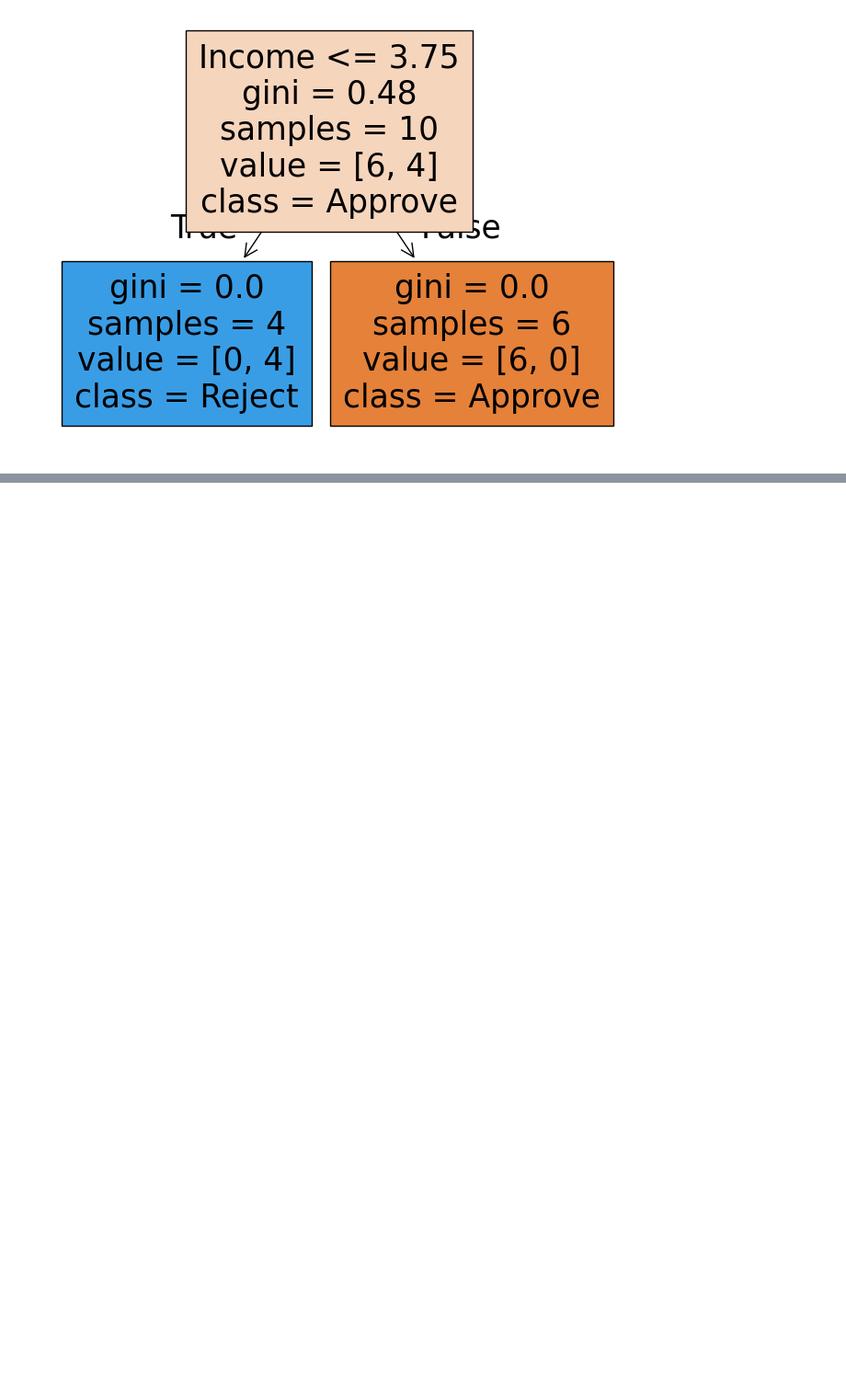
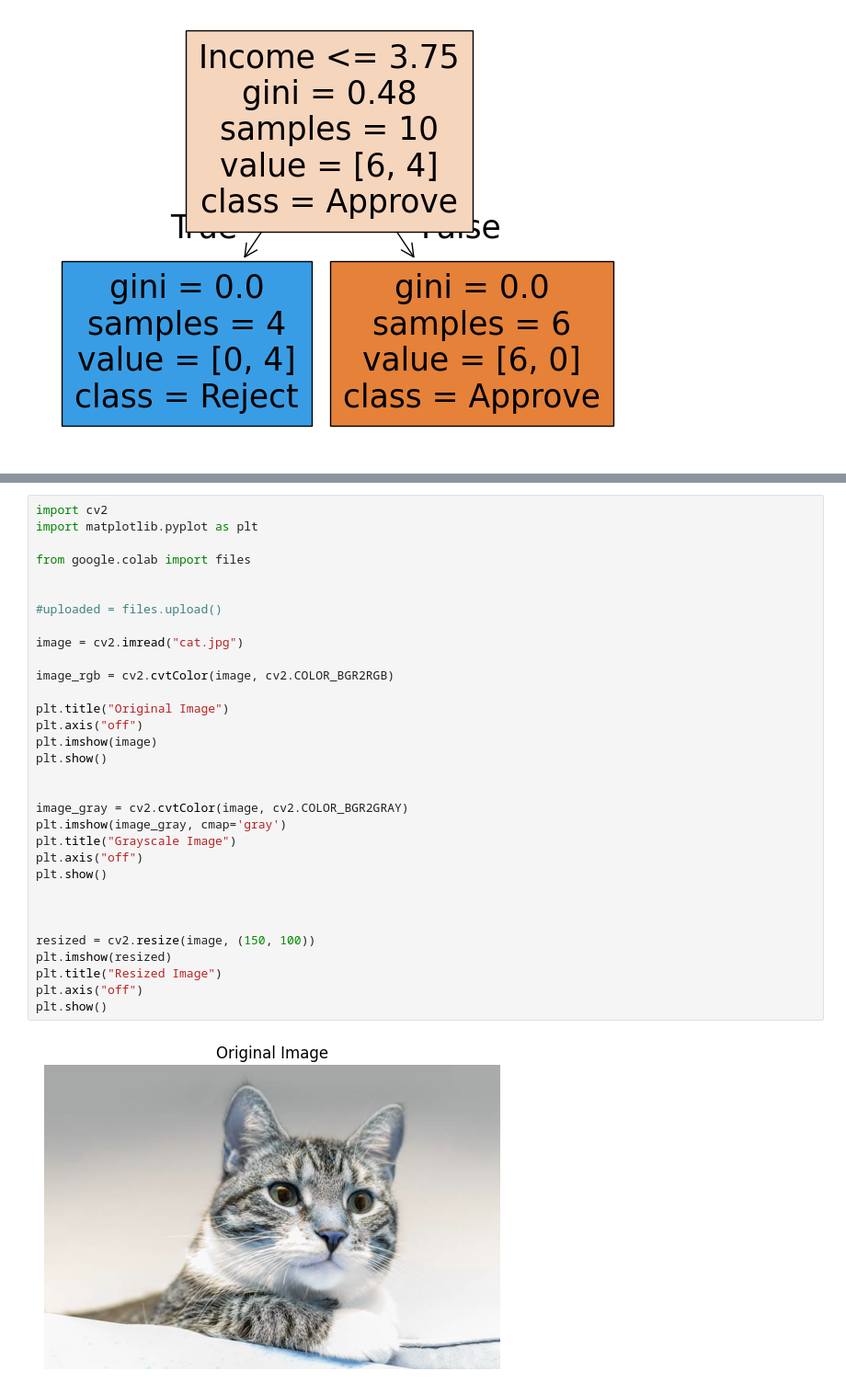
Before and after one commit to kbastart/ai, a Jupyter notebook: Machine_Learning.ipynb, the cells around one changed output, grey strips where cells are left out. Shown at 92% size. Cells and saved outputs as stored; diff of their text form; blank space fills up the shorter version.

```diff
--- a/Machine_Learning.ipynb
+++ b/Machine_Learning.ipynb
@@ -369,0 +893,34 @@ Confusion Matrix:
+# %%
+import cv2
+import matplotlib.pyplot as plt
+
+from google.colab import files
+
+
+#uploaded = files.upload()
+
+image = cv2.imread("cat.jpg")
+
+image_rgb = cv2.cvtColor(image, cv2.COLOR_BGR2RGB)
+
+plt.title("Original Image")
+plt.axis("off")
+plt.imshow(image)
+plt.show()
+
+
+image_gray = cv2.cvtColor(image, cv2.COLOR_BGR2GRAY)
+plt.imshow(image_gray, cmap='gray')
+plt.title("Grayscale Image")
+plt.axis("off")
+plt.show()
+
+
+
+resized = cv2.resize(image, (150, 100))
+plt.imshow(resized)
+plt.title("Resized Image")
+plt.axis("off")
+plt.show()
+# %% [output]
+[figure, added]
```
Also changed, not shown: parts of 24 cells of this notebook.
